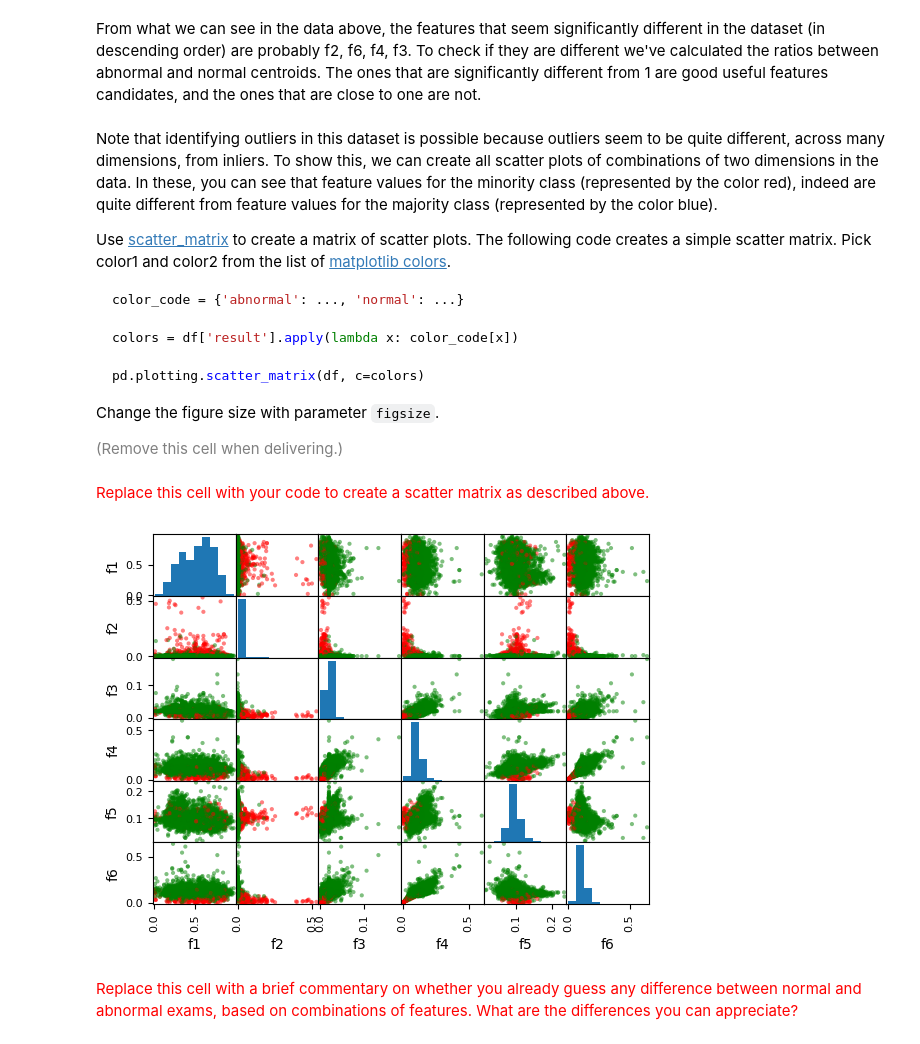
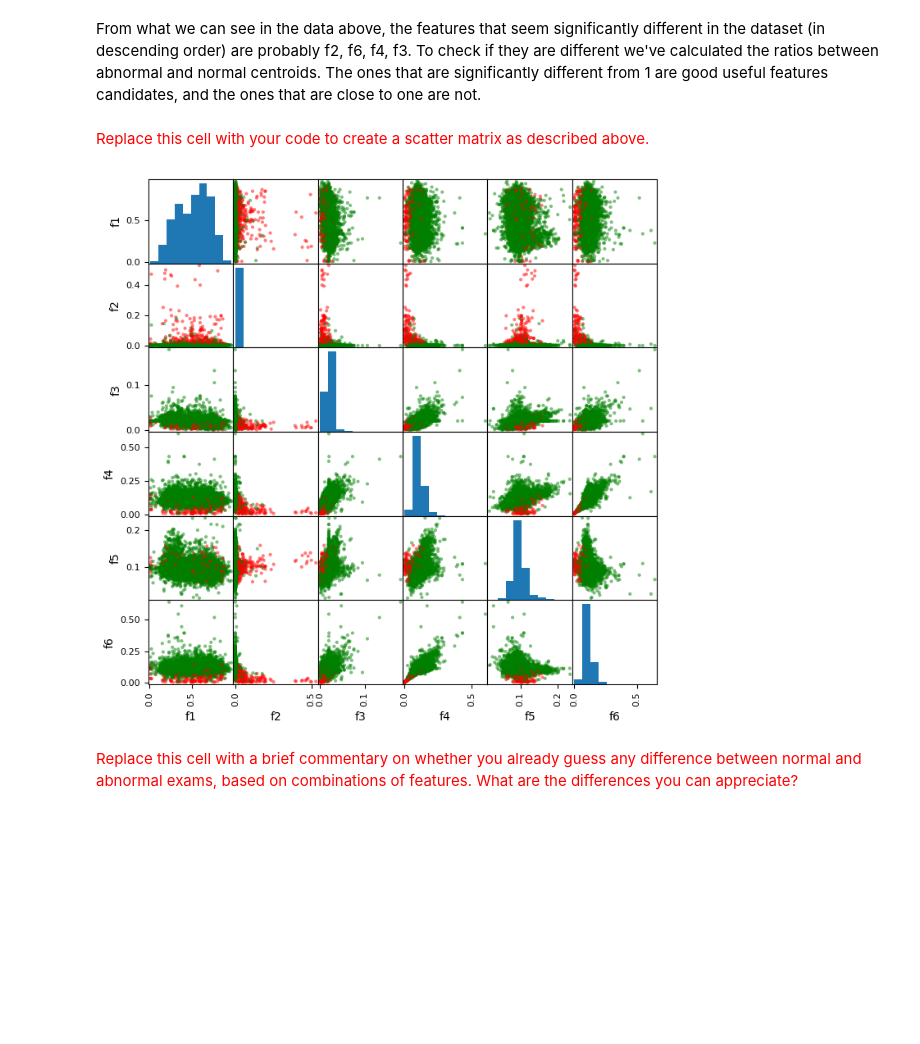
Before and after one commit to LucaFranceschi01/MDM-2024, a Jupyter notebook: ps07_outlier_analysis/ps07_outlier_analysis.ipynb, the cells around one changed output. Drawn from its saved outputs; the diff is of its cells as text; code cells hidden in the pictures; blank space fills up the shorter version.

````diff
--- a/ps07_outlier_analysis/ps07_outlier_analysis.ipynb
+++ b/ps07_outlier_analysis/ps07_outlier_analysis.ipynb
@@ -113,33 +87,17 @@ display(
 | ratio | 1.057339 | 18.765921 | 0.730508 | 0.667953 | 1.018374 | 0.661348 |
 # %% [markdown]
 From what we can see in the data above, the features that seem significantly different in the dataset (in descending order) are probably f2, f6, f4, f3. To check if they are different we've calculated the ratios between abnormal and normal centroids. The ones that are significantly different from 1 are good useful features candidates, and the ones that are close to one are not.
-# %% [markdown]
-Note that identifying outliers in this dataset is possible because outliers seem to be quite different, across many dimensions, from inliers. To show this, we can create all scatter plots of combinations of two dimensions in the data. In these, you can see that feature values for the minority class (represented by the color red), indeed are quite different from feature values for the majority class (represented by the color blue).
-
-Use [scatter_matrix](https://pandas.pydata.org/pandas-docs/stable/reference/api/pandas.plotting.scatter_matrix.html) to create a matrix of scatter plots. The following code creates a simple scatter matrix. Pick color1 and color2 from the list of [matplotlib colors](https://matplotlib.org/stable/gallery/color/named_colors.html).
-
-```python
-color_code = {'abnormal': ..., 'normal': ...}
-
-colors = df['result'].apply(lambda x: color_code[x])
-
-pd.plotting.scatter_matrix(df, c=colors)
-```
-
-Change the figure size with parameter `figsize`.
-
-<font size="-1" color="gray">(Remove this cell when delivering.)</font>
 # %% [markdown]
 <font size="+1" color="red">Replace this cell with your code to create a scatter matrix as described above.</font>
 # %%
 color_code = {'abnormal': 'r', 'normal': 'g'}
 
 colors = df['result'].apply(lambda x: color_code[x])
 
-pd.plotting.scatter_matrix(df, c=colors)
+pd.plotting.scatter_matrix(df, c=colors, figsize=(8, 8))
 plt.show()
 # %% [output]
-[figure, old version]
+[figure, new version]
 # %% [markdown]
 <font size="+1" color="red">Replace this cell with a brief commentary on whether you already guess any difference between normal and abnormal exams, based on combinations of features. What are the differences you can appreciate?</font>
 # %% [markdown]
````
Also changed, not shown: parts of 31 cells of this notebook.
